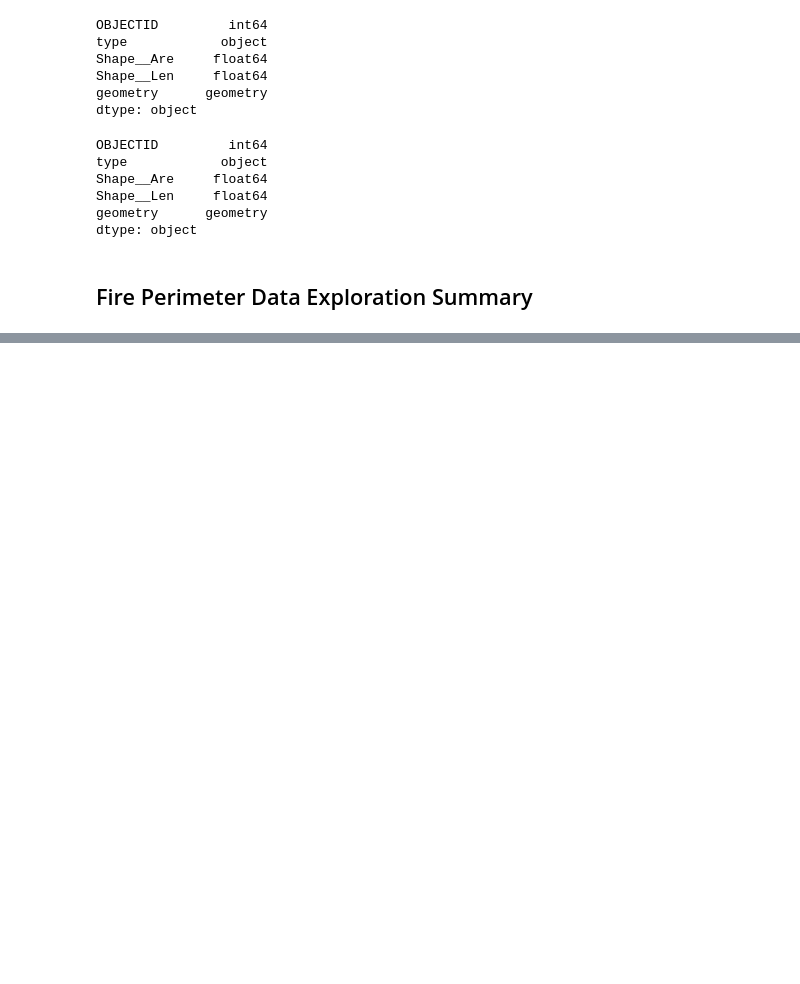
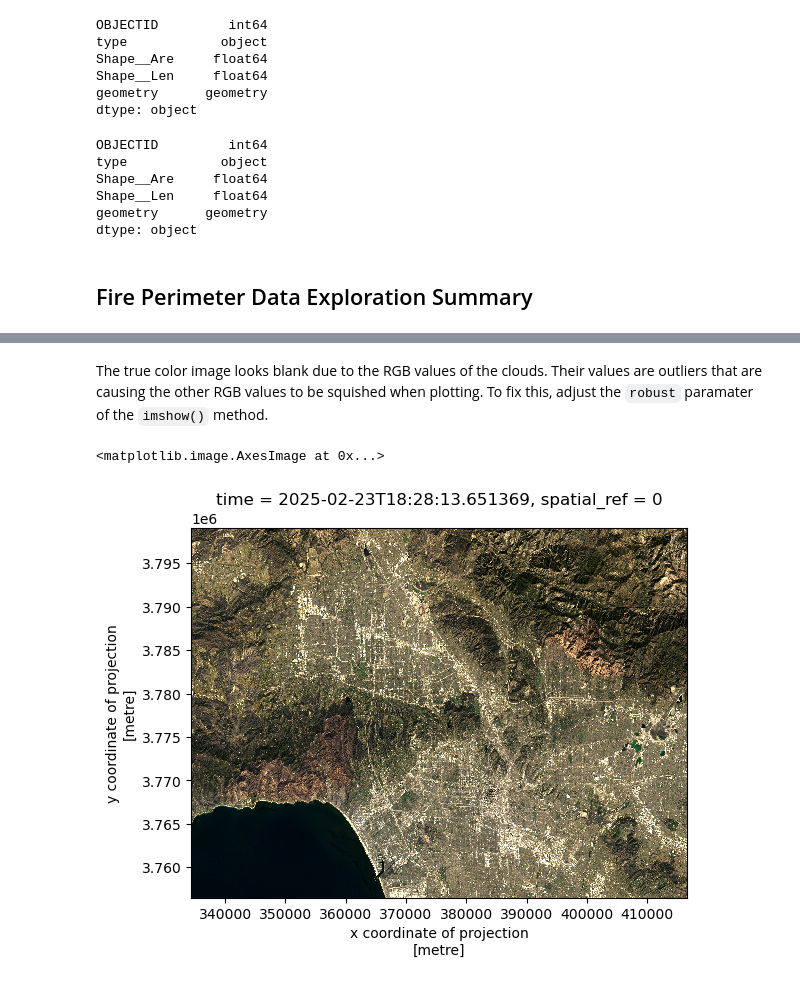
Before and after one commit to kaimorquecho/eds220-hwk4, a Jupyter notebook: hwk4-task2-false-color-Morquecho.ipynb, the cells around one changed output, grey strips where cells are left out. Saved outputs shown, nothing was run; the diff lists cells and outputs as text; code cells hidden in the pictures; blank space fills up the shorter version.

```diff
--- a/hwk4-task2-false-color-Morquecho.ipynb
+++ b/hwk4-task2-false-color-Morquecho.ipynb
@@ -125,0 +134,7 @@ dtype: object
+# %% [markdown]
+The true color image looks blank due to the RGB values of the clouds. Their values are outliers that are causing the other RGB values to be squished when plotting. To fix this, adjust the `robust` paramater of the `imshow()` method.
+# %%
+landsat[['red','green','blue']].to_array().plot.imshow(robust = True)
+# %% [output]
+<matplotlib.image.AxesImage at 0x...>
+[figure, added]
```
Also changed, not shown: parts of 2 cells of this notebook.
